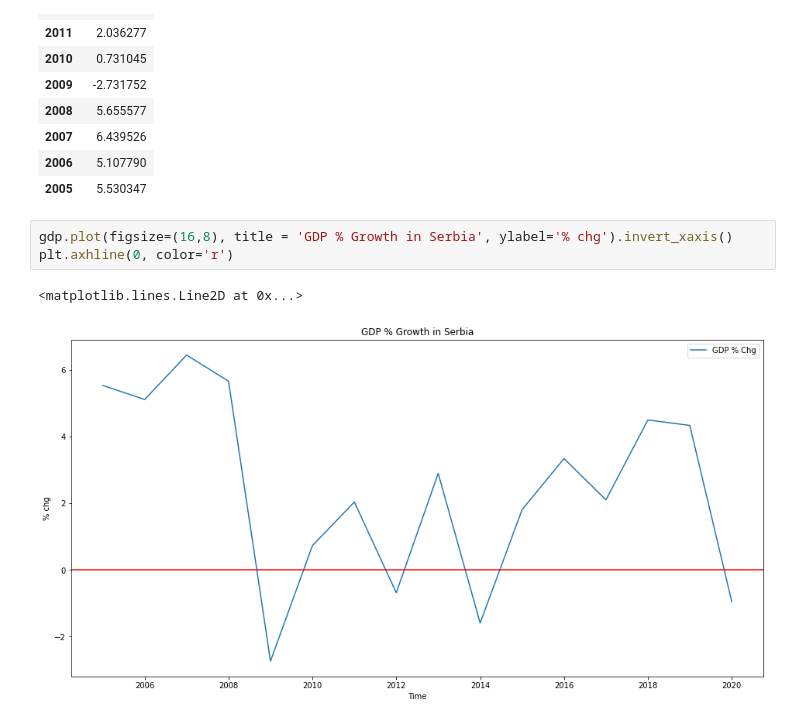
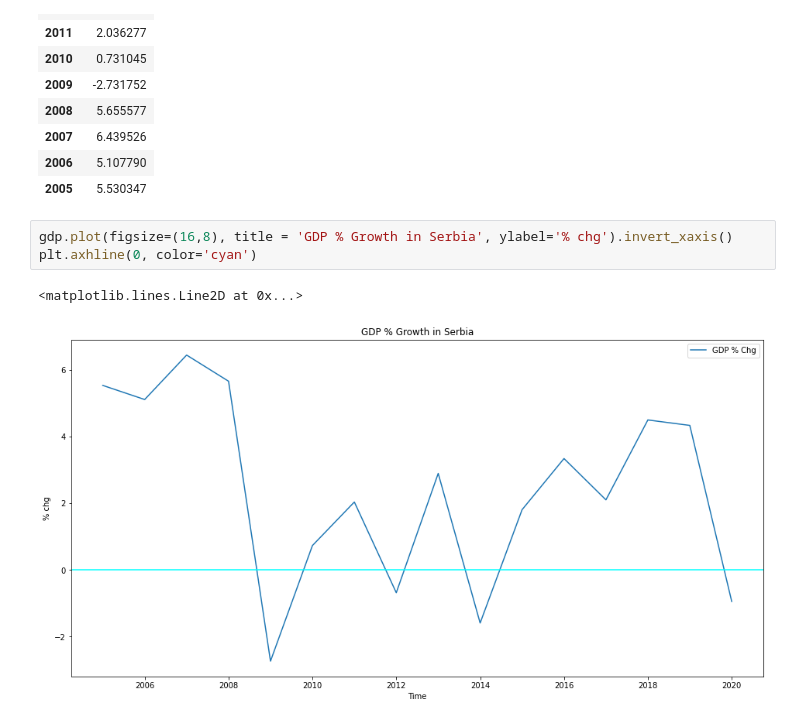
Before and after one commit to dbogatic/world_bank_stats, a Jupyter notebook: country_stats.ipynb, the cells around one changed output. Drawn from its saved outputs; the diff is of its cells as text.

```diff
--- a/country_stats.ipynb
+++ b/country_stats.ipynb
@@ -128,7 +116,7 @@ gdp
 | 2005 | 5.530347 |
 # %%
 gdp.plot(figsize=(16,8), title = 'GDP % Growth in Serbia', ylabel='% chg').invert_xaxis()
-plt.axhline(0, color='r')
+plt.axhline(0, color='cyan')
 # %% [output]
 <matplotlib.lines.Line2D at 0x...>
-[figure, old version]
+[figure, new version]
```
Also changed, not shown: parts of 5 cells of this notebook.
